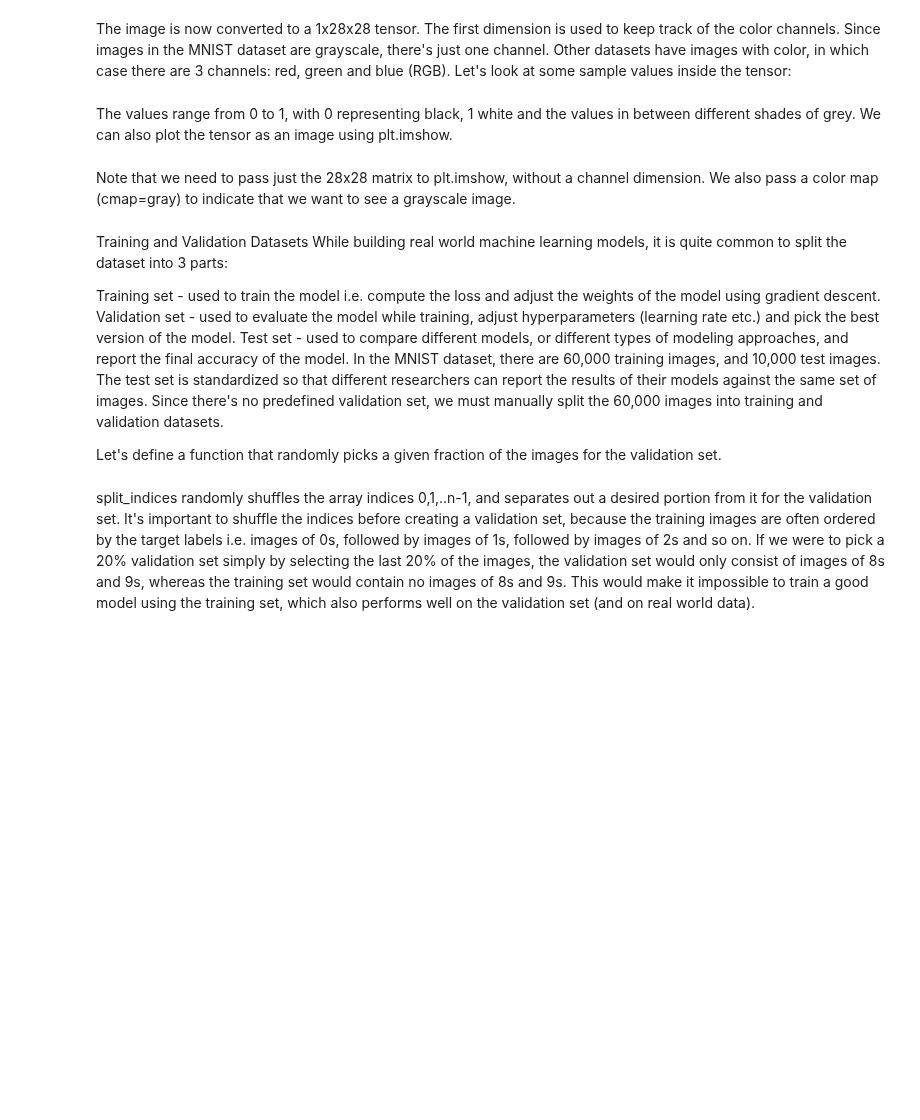
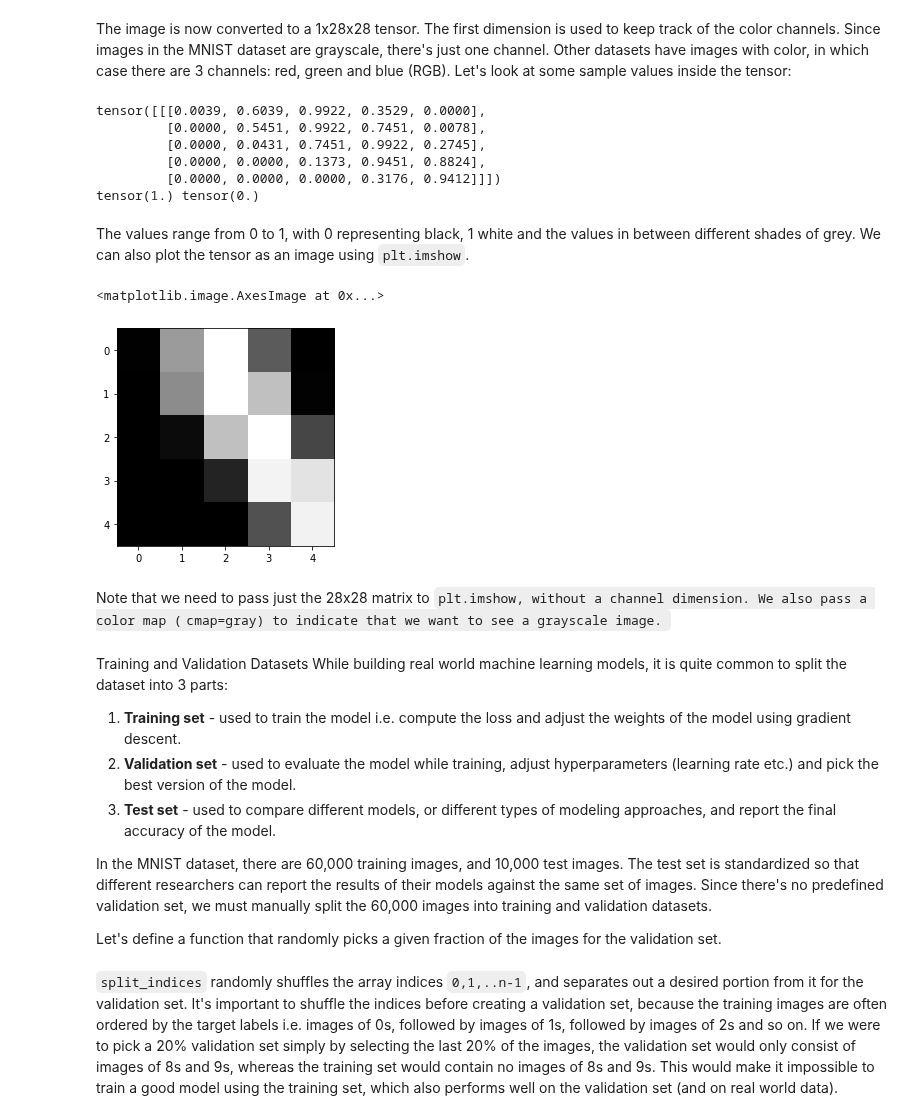
Before and after one commit to AnshMittal1811/Pytorch, a Jupyter notebook: Udemy - Pytorch zero to gans/Untitled.ipynb, the cells around one changed output. Drawn from its saved outputs; the diff is of its cells as text; code cells hidden in the pictures; blank space fills up the shorter version.

```diff
--- a/Udemy - Pytorch zero to gans/Untitled.ipynb
+++ b/Udemy - Pytorch zero to gans/Untitled.ipynb
@@ -53,16 +75,32 @@ PyTorch datasets allow us to specify one or more transformation functions which
 # %% [markdown]
 The image is now converted to a 1x28x28 tensor. The first dimension is used to keep track of the color channels. Since images in the MNIST dataset are grayscale, there's just one channel. Other datasets have images with color, in which case there are 3 channels: red, green and blue (RGB). Let's look at some sample values inside the tensor:
+# %%
+print(im_tensor[:,10:15,10:15])
+print(torch.max(im_tensor), torch.min(im_tensor))
+# %% [output]
+tensor([[[0.0039, 0.6039, 0.9922, 0.3529, 0.0000],
+         [0.0000, 0.5451, 0.9922, 0.7451, 0.0078],
+         [0.0000, 0.0431, 0.7451, 0.9922, 0.2745],
+         [0.0000, 0.0000, 0.1373, 0.9451, 0.8824],
+         [0.0000, 0.0000, 0.0000, 0.3176, 0.9412]]])
+tensor(1.) tensor(0.)
 # %% [markdown]
-The values range from 0 to 1, with 0 representing black, 1 white and the values in between different shades of grey. We can also plot the tensor as an image using plt.imshow.
+The values range from 0 to 1, with 0 representing black, 1 white and the values in between different shades of grey. We can also plot the tensor as an image using <code>plt.imshow</code>.
+# %%
+plt.imshow(im_tensor[0,10:15,10:15], cmap = 'gray')
+# %% [output]
+<matplotlib.image.AxesImage at 0x...>
+[figure, added]
 # %% [markdown]
-Note that we need to pass just the 28x28 matrix to plt.imshow, without a channel dimension. We also pass a color map (cmap=gray) to indicate that we want to see a grayscale image.
+Note that we need to pass just the 28x28 matrix to <code>plt.imshow, without a channel dimension. We also pass a color map (<code>cmap=gray) to indicate that we want to see a grayscale image.
 # %% [markdown]
 Training and Validation Datasets
 While building real world machine learning models, it is quite common to split the dataset into 3 parts:
 
-Training set - used to train the model i.e. compute the loss and adjust the weights of the model using gradient descent.
-Validation set - used to evaluate the model while training, adjust hyperparameters (learning rate etc.) and pick the best version of the model.
-Test set - used to compare different models, or different types of modeling approaches, and report the final accuracy of the model.
+1. **Training set** - used to train the model i.e. compute the loss and adjust the weights of the model using gradient descent.
+2. **Validation set** - used to evaluate the model while training, adjust hyperparameters (learning rate etc.) and pick the best version of the model.
+3. **Test set** - used to compare different models, or different types of modeling approaches, and report the final accuracy of the model.
+
 In the MNIST dataset, there are 60,000 training images, and 10,000 test images. The test set is standardized so that different researchers can report the results of their models against the same set of images. Since there's no predefined validation set, we must manually split the 60,000 images into training and validation datasets.
 
 Let's define a function that randomly picks a given fraction of the images for the validation set.
@@ -69,2 +117,2 @@ Let's define a function that randomly picks a given fraction of the images for t
 # %% [markdown]
-split_indices randomly shuffles the array indices 0,1,..n-1, and separates out a desired portion from it for the validation set. It's important to shuffle the indices before creating a validation set, because the training images are often ordered by the target labels i.e. images of 0s, followed by images of 1s, followed by images of 2s and so on. If we were to pick a 20% validation set simply by selecting the last 20% of the images, the validation set would only consist of images of 8s and 9s, whereas the training set would contain no images of 8s and 9s. This would make it impossible to train a good model using the training set, which also performs well on the validation set (and on real world data).
+<code>split_indices</code> randomly shuffles the array indices <code>0,1,..n-1</code>, and separates out a desired portion from it for the validation set. It's important to shuffle the indices before creating a validation set, because the training images are often ordered by the target labels i.e. images of 0s, followed by images of 1s, followed by images of 2s and so on. If we were to pick a 20% validation set simply by selecting the last 20% of the images, the validation set would only consist of images of 8s and 9s, whereas the training set would contain no images of 8s and 9s. This would make it impossible to train a good model using the training set, which also performs well on the validation set (and on real world data).
```
Also changed, not shown: parts of 54 cells of this notebook, 11 other files.
